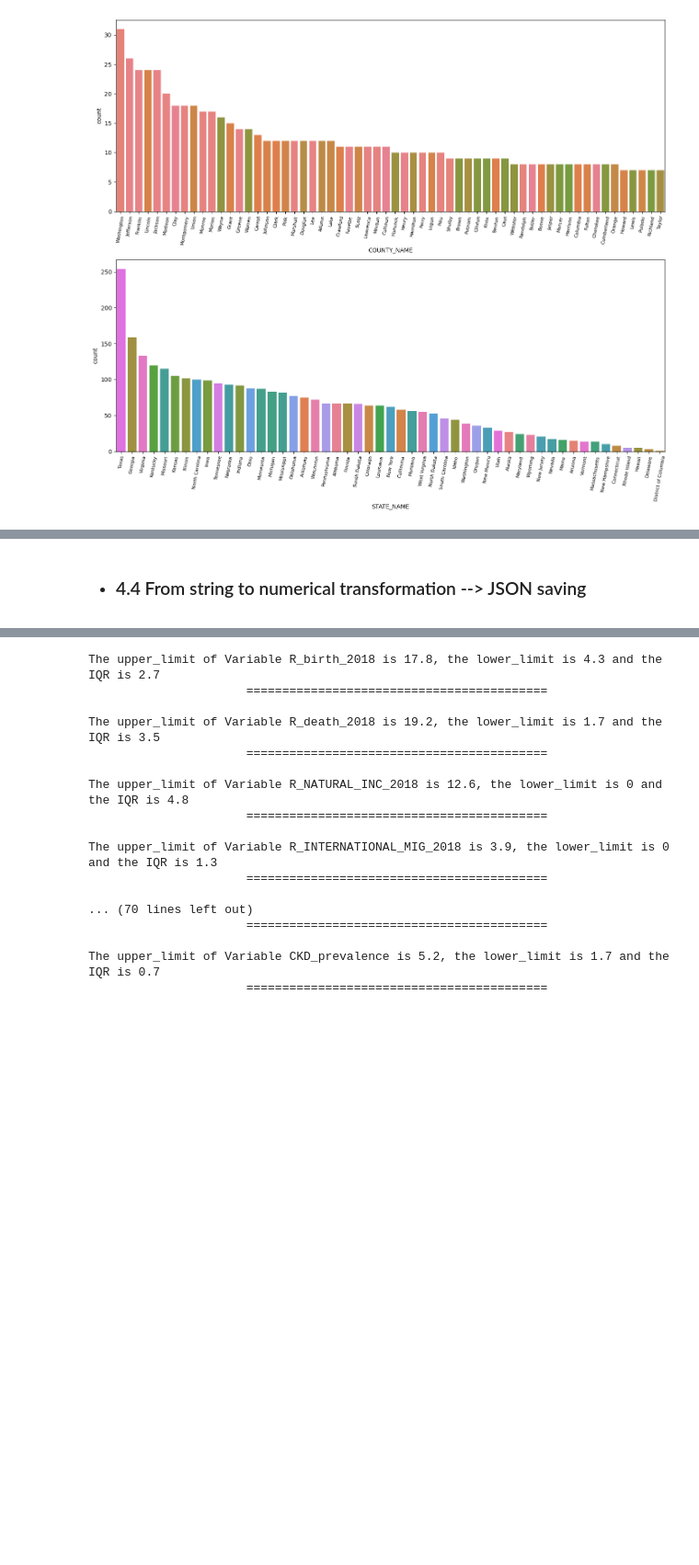
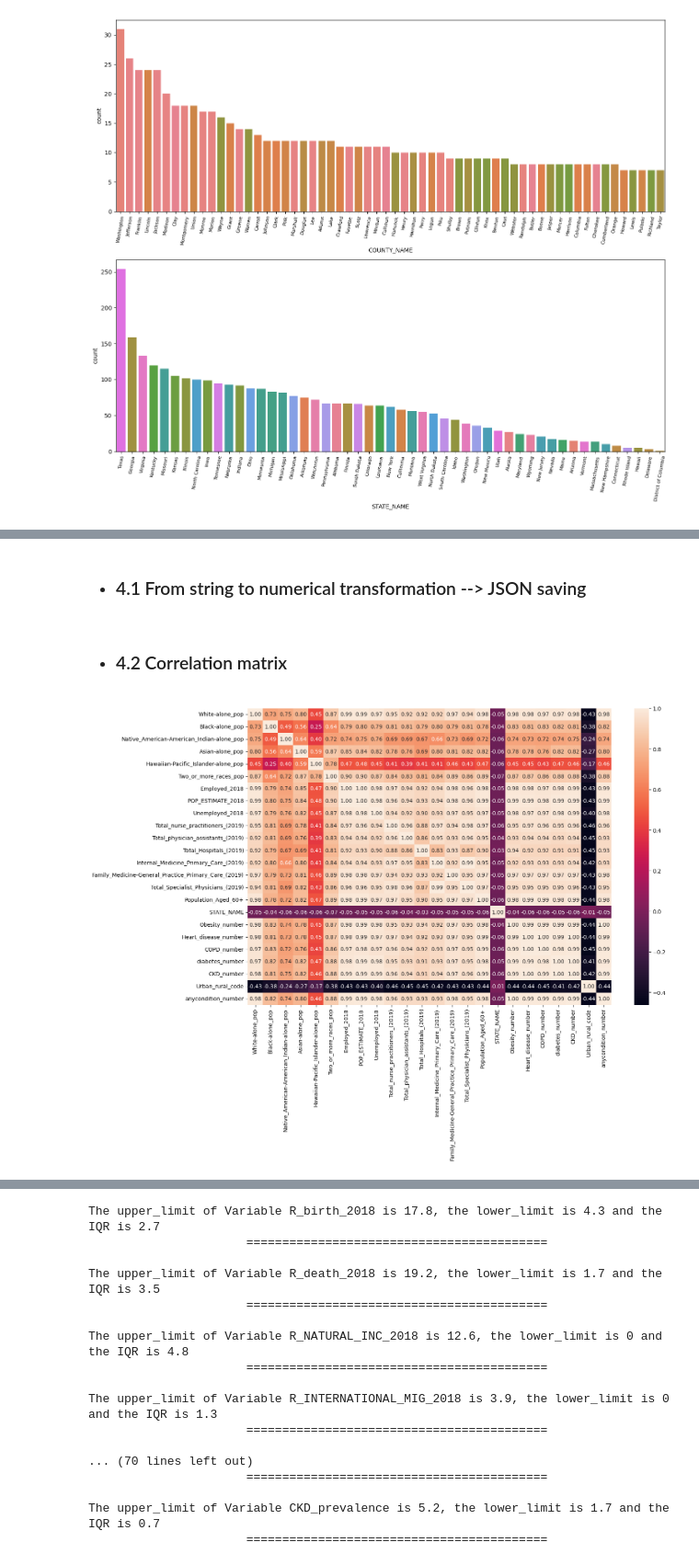
Before and after one commit to Fer-romer/Fer-romer-Regularized-Linear-Regression, a Jupyter notebook: src/explore.ipynb, the cells around one changed output, grey strips where cells are left out. Shown at 92% size. Saved outputs shown, nothing was run; the diff lists cells and outputs as text; code cells hidden in the pictures; blank space fills up the shorter version.

```diff
--- a/src/explore.ipynb
+++ b/src/explore.ipynb
@@ -252,5 +301,5 @@ plt.show()
 # %% [markdown]
-- ### 4.4 From string to numerical transformation --> JSON saving
+- ### 4.1 From string to numerical transformation --> JSON saving
 # %%
 # Encoding Variables
 
@@ -285,3 +334,24 @@ def open_encoded_var(dataset, variable, json_path):
 for variable in categorical_var:
 
     open_encoded_var(filt_df, variable, f"../data/interim/transform_{variable}.json")
+# %% [markdown]
+- ### 4.2 Correlation matrix
+# %%
+fig, axes = plt.subplots(figsize=(16, 12))
+
+
+sns.heatmap(filt_df[['White-alone_pop', 'Black-alone_pop', 'Native_American-American_Indian-alone_pop', 'Asian-alone_pop', 'Hawaiian-Pacific_Islander-alone_pop',
+         'Two_or_more_races_pop', 'Employed_2018', 'POP_ESTIMATE_2018', 'Unemployed_2018', 'Total_nurse_practitioners_(2019)',
+         'Total_physician_assistants_(2019)', 'Total_Hospitals_(2019)', 'Internal_Medicine_Primary_Care_(2019)',
+        'Family_Medicine-General_Practice_Primary_Care_(2019)', 'Total_Specialist_Physicians_(2019)', 'Population_Aged_60+', 'STATE_NAME',
+         'Obesity_number', 'Heart_disease_number', 'COPD_number', 'diabetes_number', 'CKD_number', 'Urban_rural_code', 'anycondition_number']].corr(),
+                            annot = True,
+                                 fmt = ".2f")
+
+
+plt.tight_layout()
+
+
+plt.show()
+# %% [output]
+[figure, added]
```
Also changed, not shown: parts of 36 cells of this notebook, 21 other files.
